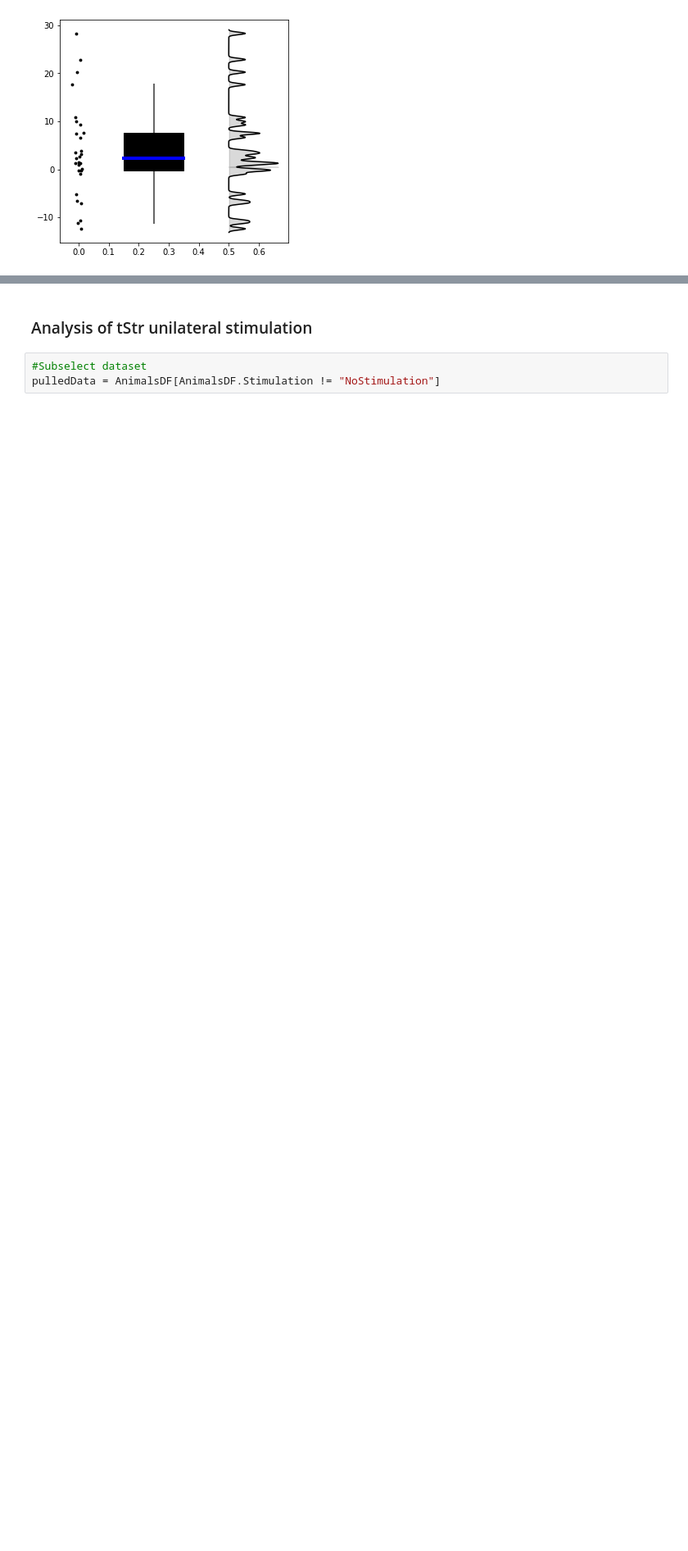
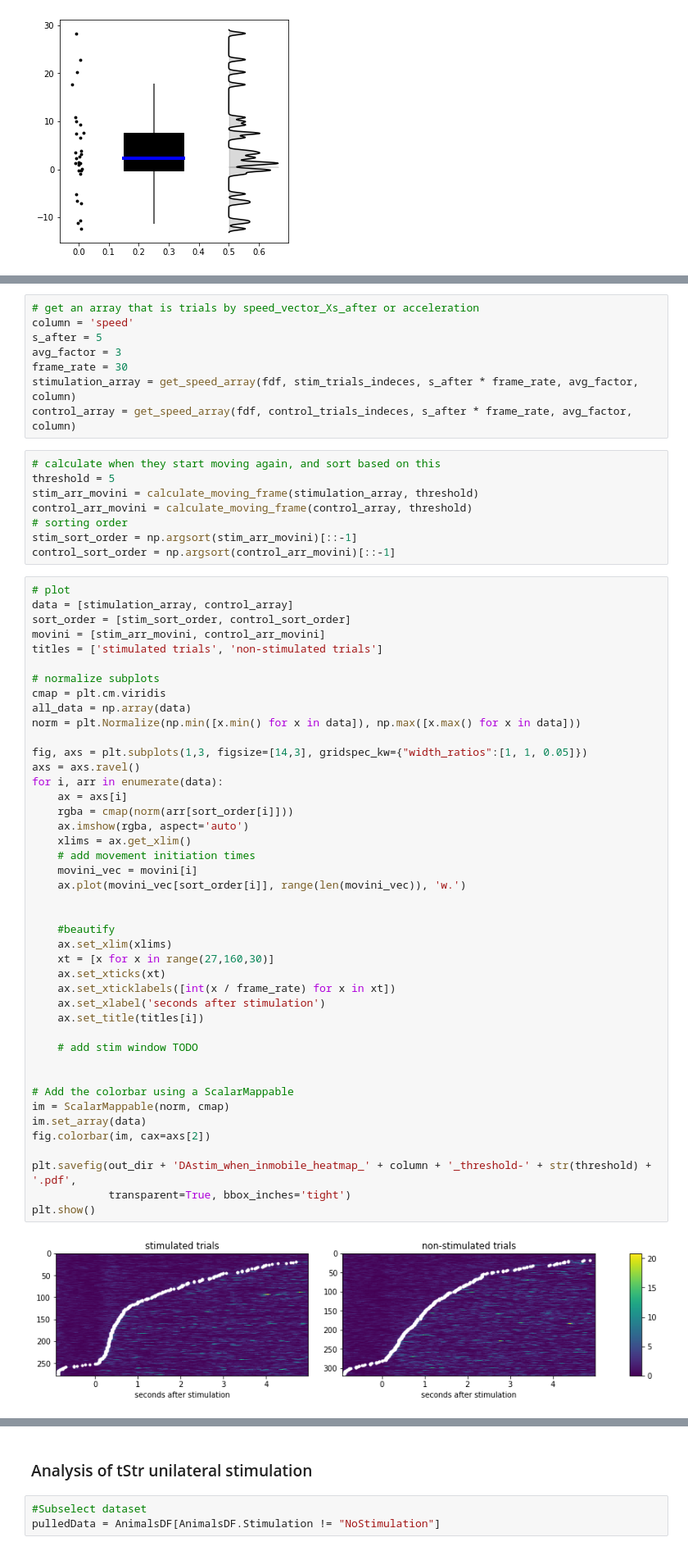
Before and after one commit to HernandoMV/BehaviouralAnalysis, a Jupyter notebook: Dopamine_optostimulation.ipynb, the cells around one changed output, grey strips where cells are left out. Shown at 82% size. Cells and saved outputs as stored; diff of their text form; blank space fills up the shorter version.

Commit message:
DAstim control analysis

```diff
--- a/Dopamine_optostimulation.ipynb
+++ b/Dopamine_optostimulation.ipynb
@@ -677,0 +759,61 @@ triple_plot(x_pos=0,
+# %%
+# get an array that is trials by speed_vector_Xs_after or acceleration
+column = 'speed'
+s_after = 5
+avg_factor = 3
+frame_rate = 30
+stimulation_array = get_speed_array(fdf, stim_trials_indeces, s_after * frame_rate, avg_factor, column)
+control_array = get_speed_array(fdf, control_trials_indeces, s_after * frame_rate, avg_factor, column)
+# %%
+# calculate when they start moving again, and sort based on this
+threshold = 5
+stim_arr_movini = calculate_moving_frame(stimulation_array, threshold)
+control_arr_movini = calculate_moving_frame(control_array, threshold)
+# sorting order
+stim_sort_order = np.argsort(stim_arr_movini)[::-1]
+control_sort_order = np.argsort(control_arr_movini)[::-1]
+# %%
+# plot
+data = [stimulation_array, control_array]
+sort_order = [stim_sort_order, control_sort_order]
+movini = [stim_arr_movini, control_arr_movini]
+titles = ['stimulated trials', 'non-stimulated trials']
+
+# normalize subplots
+cmap = plt.cm.viridis
+all_data = np.array(data)
+norm = plt.Normalize(np.min([x.min() for x in data]), np.max([x.max() for x in data]))
+
+fig, axs = plt.subplots(1,3, figsize=[14,3], gridspec_kw={"width_ratios":[1, 1, 0.05]})
+axs = axs.ravel()
+for i, arr in enumerate(data):
+    ax = axs[i]
+    rgba = cmap(norm(arr[sort_order[i]]))
+    ax.imshow(rgba, aspect='auto')
+    xlims = ax.get_xlim()
+    # add movement initiation times
+    movini_vec = movini[i]
+    ax.plot(movini_vec[sort_order[i]], range(len(movini_vec)), 'w.')
+
+
+    #beautify
+    ax.set_xlim(xlims)
+    xt = [x for x in range(27,160,30)]
+    ax.set_xticks(xt)
+    ax.set_xticklabels([int(x / frame_rate) for x in xt])
+    ax.set_xlabel('seconds after stimulation')
+    ax.set_title(titles[i])
+
+    # add stim window TODO
+
+
+# Add the colorbar using a ScalarMappable
+im = ScalarMappable(norm, cmap)
+im.set_array(data)
+fig.colorbar(im, cax=axs[2])
+
+plt.savefig(out_dir + 'DAstim_when_inmobile_heatmap_' + column + '_threshold-' + str(threshold) + '.pdf',
+            transparent=True, bbox_inches='tight')
+plt.show()
+# %% [output]
+[figure, added]
```
Also changed, not shown: parts of 18 cells of this notebook.
